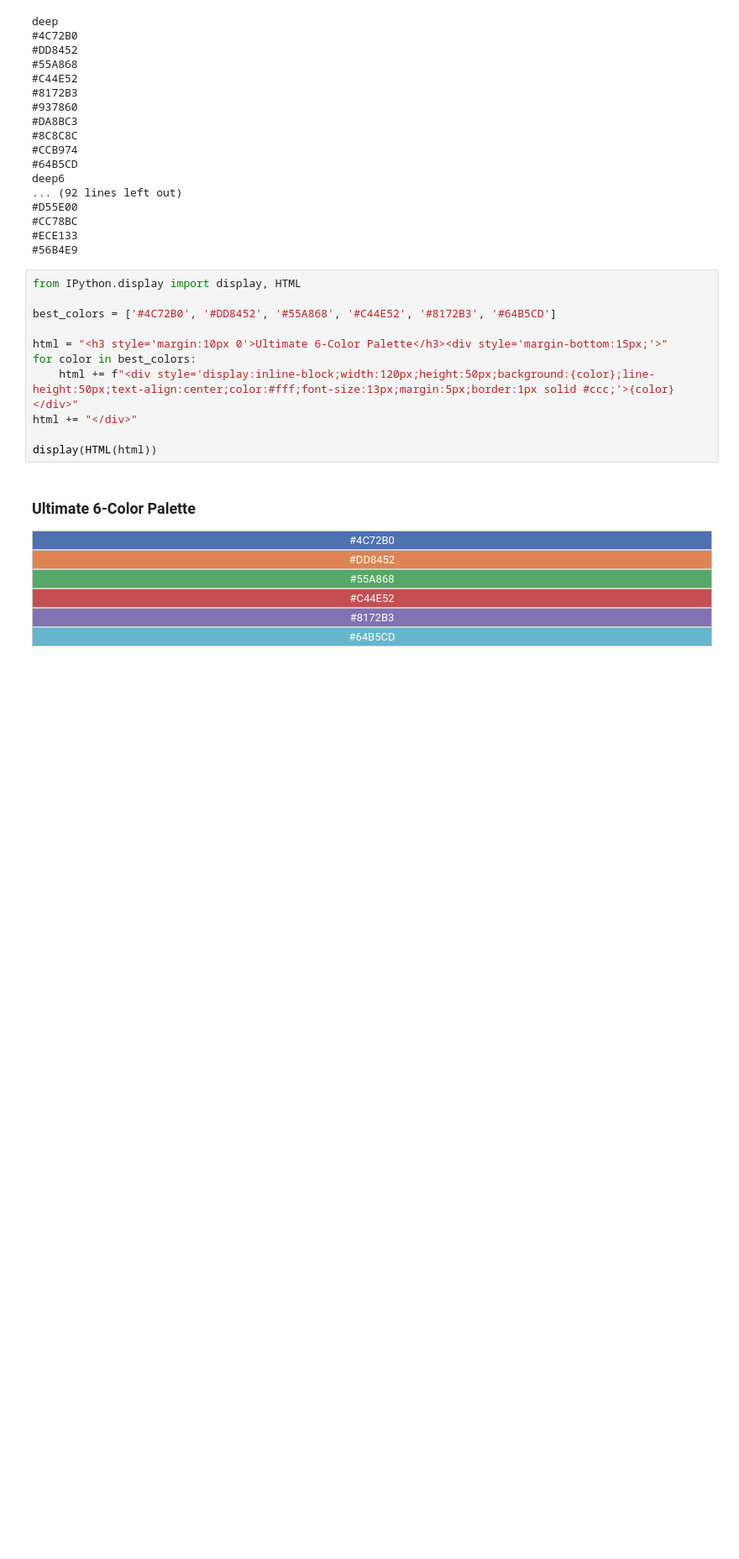
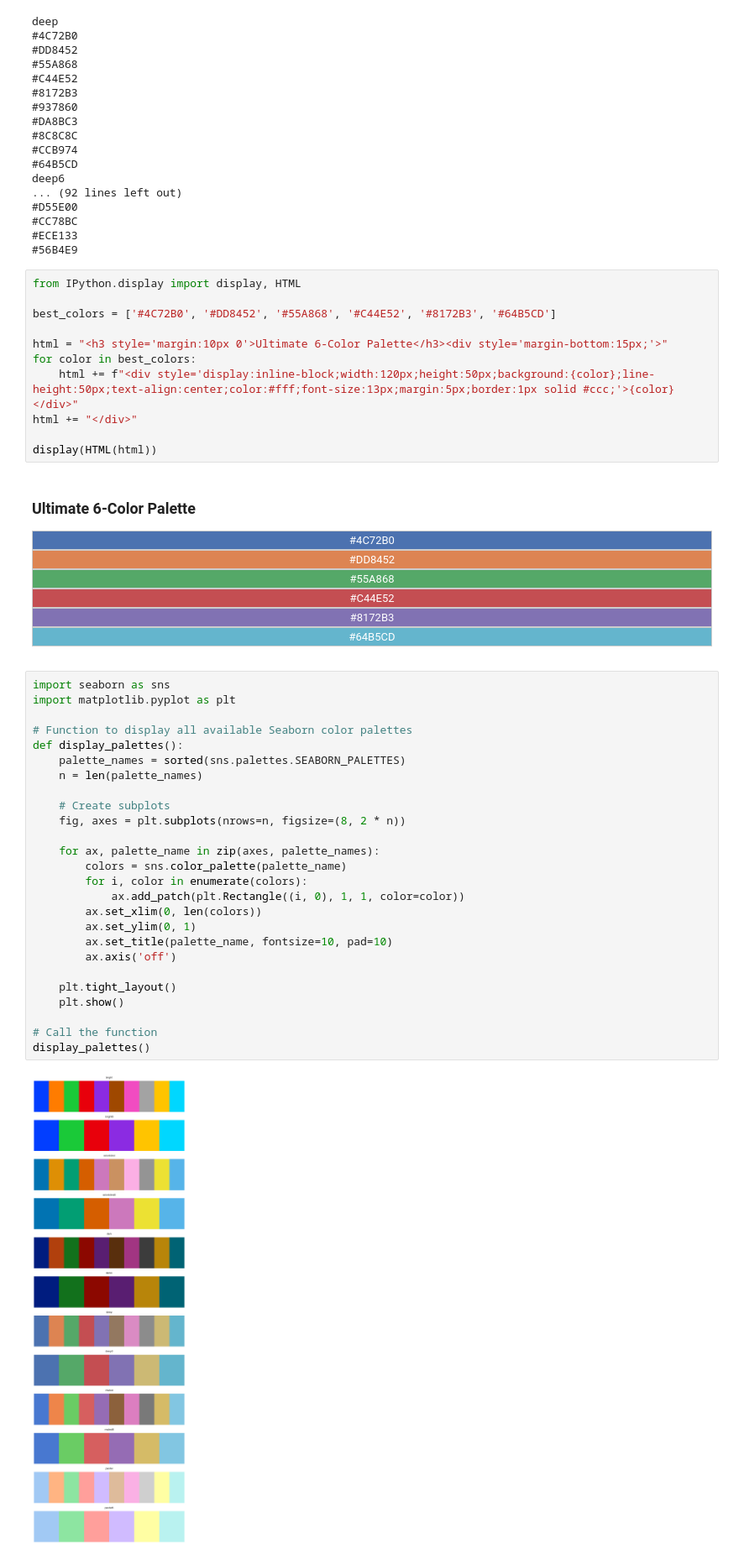
Before and after one commit to ChenniDJack/IntellipaatWorkSpace, a Jupyter notebook: LiveClass/Pandas_2025_04_12/Youtube/Matpotlib_Seaborn_Handson_21_04_2025.ipynb, the cells around one changed output. Shown at 84% size. Saved outputs shown, nothing was run; the diff lists cells and outputs as text; blank space fills up the shorter version.

```diff
--- a/LiveClass/Pandas_2025_04_12/Youtube/Matpotlib_Seaborn_Handson_21_04_2025.ipynb
+++ b/LiveClass/Pandas_2025_04_12/Youtube/Matpotlib_Seaborn_Handson_21_04_2025.ipynb
@@ -598,3 +598,31 @@ Ultimate 6-Color Palette
 #C44E52
 #8172B3
 #64B5CD
+# %%
+import seaborn as sns
+import matplotlib.pyplot as plt
+
+# Function to display all available Seaborn color palettes
+def display_palettes():
+    palette_names = sorted(sns.palettes.SEABORN_PALETTES)
+    n = len(palette_names)
+
+    # Create subplots
+    fig, axes = plt.subplots(nrows=n, figsize=(8, 2 * n))
+
+    for ax, palette_name in zip(axes, palette_names):
+        colors = sns.color_palette(palette_name)
+        for i, color in enumerate(colors):
+            ax.add_patch(plt.Rectangle((i, 0), 1, 1, color=color))
+        ax.set_xlim(0, len(colors))
+        ax.set_ylim(0, 1)
+        ax.set_title(palette_name, fontsize=10, pad=10)
+        ax.axis('off')
+
+    plt.tight_layout()
+    plt.show()
+
+# Call the function
+display_palettes()
+# %% [output]
+[figure, added]
```
